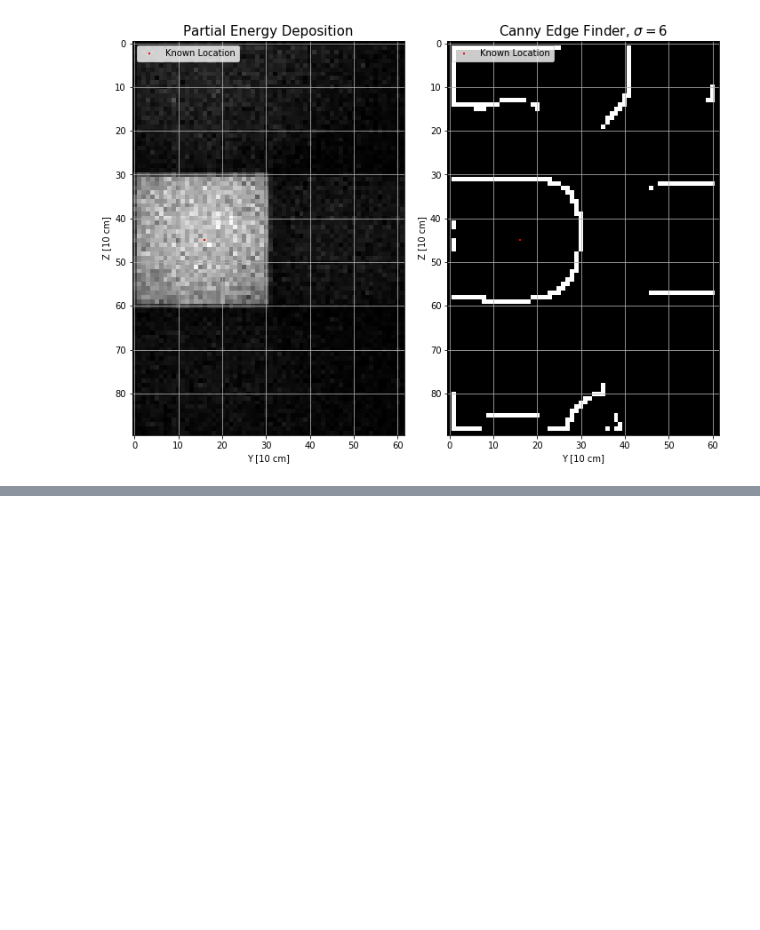
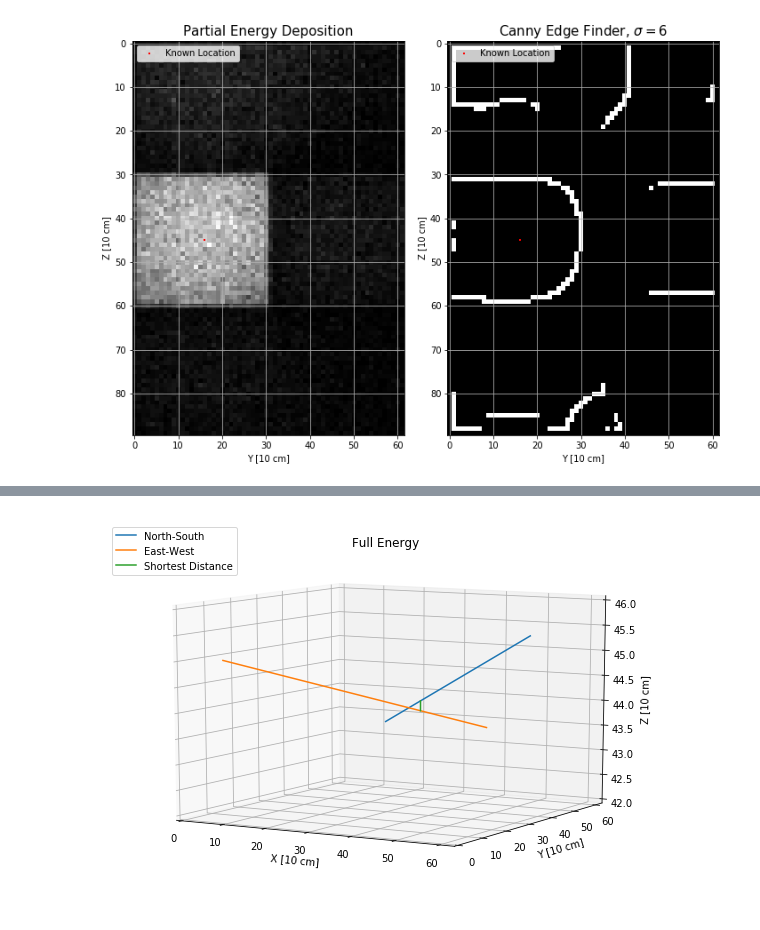
Before and after one commit to DVStepter/Attenuation, a Jupyter notebook: 3Story_Capped/Centroid_Finder_2fl_Mid.ipynb, the cells around one changed output, grey strips where cells are left out. Cells and saved outputs as stored; diff of their text form; code cells hidden in the pictures; blank space fills up the shorter version.

```diff
--- a/3Story_Capped/Centroid_Finder_2fl_Mid.ipynb
+++ b/3Story_Capped/Centroid_Finder_2fl_Mid.ipynb
@@ -1174,0 +1175,26 @@ plt.show()
+# %%
+VecStart_x = [NF[0],EF[0],fp1[0]]
+VecStart_y = [NF[1],EF[1],fp1[1]]
+VecStart_z = [NF[2],EF[2],fp1[2]]
+VecEnd_x = [SF[0],WF[0],fp2[0]]
+VecEnd_y = [SF[1],WF[1],fp2[1]]
+VecEnd_z  =[SF[2],WF[2],fp2[2]]
+Labels = ['North-South', 'East-West','Shortest Distance']
+
+fig = plt.figure(figsize=(10,7))
+ax = fig.add_subplot(111, projection='3d')
+
+for i in range(3):
+    ax.plot([VecStart_x[i], VecEnd_x[i]], [VecStart_y[i],VecEnd_y[i]],zs=[VecStart_z[i],VecEnd_z[i]],label=Labels[i])
+    ax.set_xlim3d(0,62)
+    ax.set_ylim3d(0,62)
+    ax.set_zlim3d(42,46)
+    ax.view_init(10)
+    ax.set_xlabel('X [10 cm]')
+    ax.set_ylabel('Y [10 cm]')
+    ax.set_zlabel('Z [10 cm]')
+plt.title('Full Energy')
+plt.legend(loc='upper left')
+plt.show()
+# %% [output]
+[figure, added]
```
Also changed, not shown: parts of 15 cells of this notebook, 33 other files.
